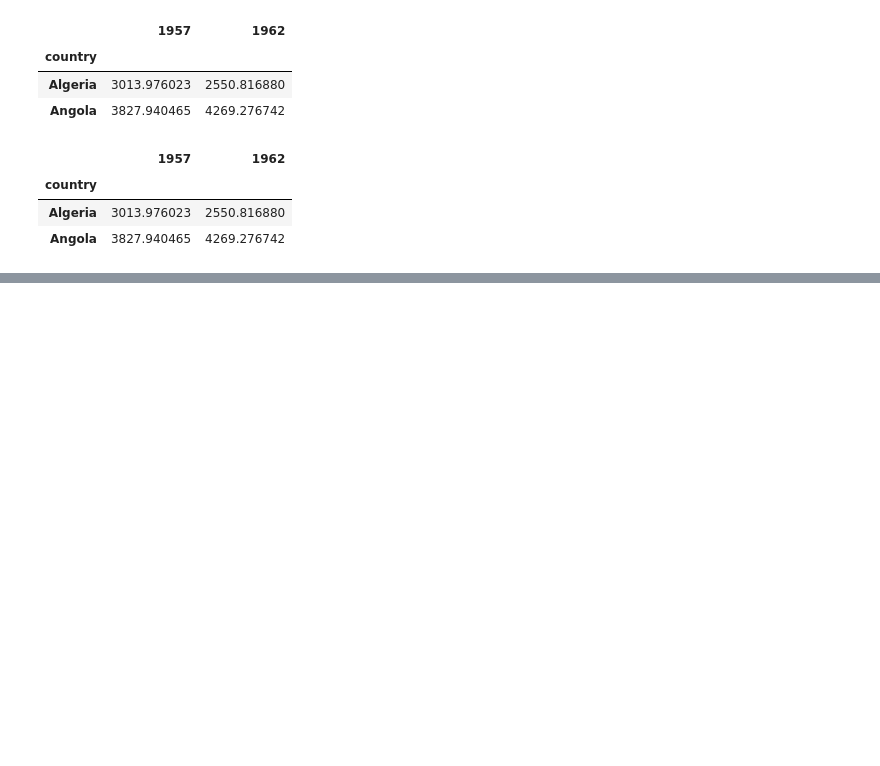
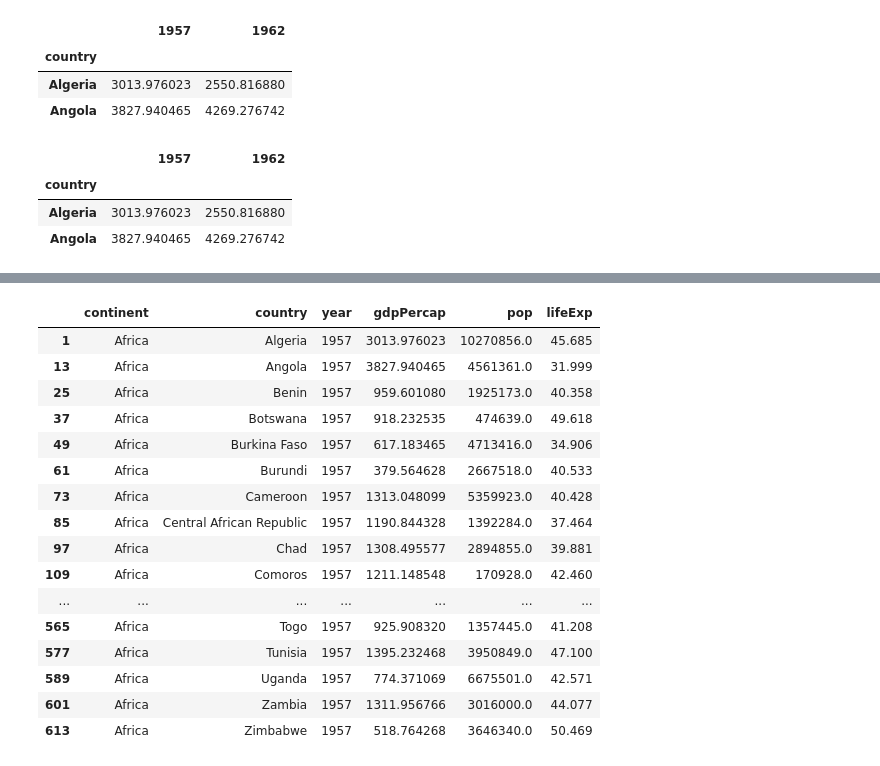
Before and after one commit to UMD-ENMA165-2026-Spring/gapminder, a Jupyter notebook: pandas_for_datasets.ipynb, the cells around one changed output, grey strips where cells are left out. Saved outputs shown, nothing was run; the diff lists cells and outputs as text; code cells hidden in the pictures; blank space fills up the shorter version.

```diff
--- a/pandas_for_datasets.ipynb
+++ b/pandas_for_datasets.ipynb
@@ -175,0 +307,22 @@ africa.iloc[0:2,1:3]
+# %%
+continent = new_data['continent']=='Africa'
+year = new_data['year']==1957
+new_data.loc[continent&year]
+# %% [output]
+|  | continent | country | year | gdpPercap | pop | lifeExp |
+| 1 | Africa | Algeria | 1957 | 3013.976023 | 10270856.0 | 45.685 |
+| 13 | Africa | Angola | 1957 | 3827.940465 | 4561361.0 | 31.999 |
+| 25 | Africa | Benin | 1957 | 959.601080 | 1925173.0 | 40.358 |
+| 37 | Africa | Botswana | 1957 | 918.232535 | 474639.0 | 49.618 |
+| 49 | Africa | Burkina Faso | 1957 | 617.183465 | 4713416.0 | 34.906 |
+| 61 | Africa | Burundi | 1957 | 379.564628 | 2667518.0 | 40.533 |
+| 73 | Africa | Cameroon | 1957 | 1313.048099 | 5359923.0 | 40.428 |
+| 85 | Africa | Central African Republic | 1957 | 1190.844328 | 1392284.0 | 37.464 |
+| 97 | Africa | Chad | 1957 | 1308.495577 | 2894855.0 | 39.881 |
+| 109 | Africa | Comoros | 1957 | 1211.148548 | 170928.0 | 42.460 |
+| ... | ... | ... | ... | ... | ... | ... |
+| 565 | Africa | Togo | 1957 | 925.908320 | 1357445.0 | 41.208 |
+| 577 | Africa | Tunisia | 1957 | 1395.232468 | 3950849.0 | 47.100 |
+| 589 | Africa | Uganda | 1957 | 774.371069 | 6675501.0 | 42.571 |
+| 601 | Africa | Zambia | 1957 | 1311.956766 | 3016000.0 | 44.077 |
+| 613 | Africa | Zimbabwe | 1957 | 518.764268 | 3646340.0 | 50.469 |
```
Also changed, not shown: parts of 16 cells of this notebook.
